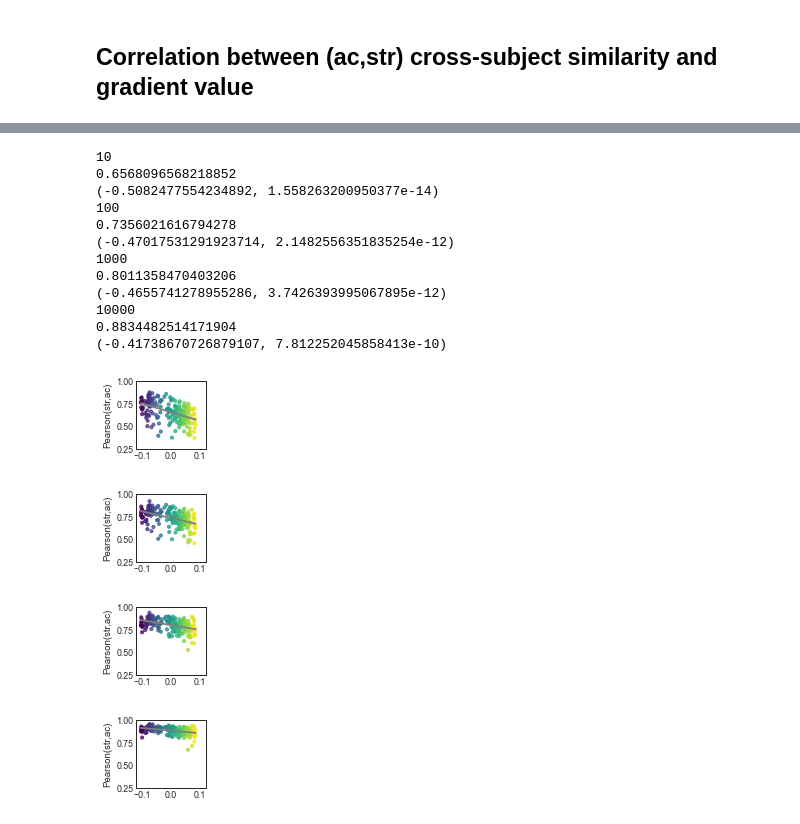
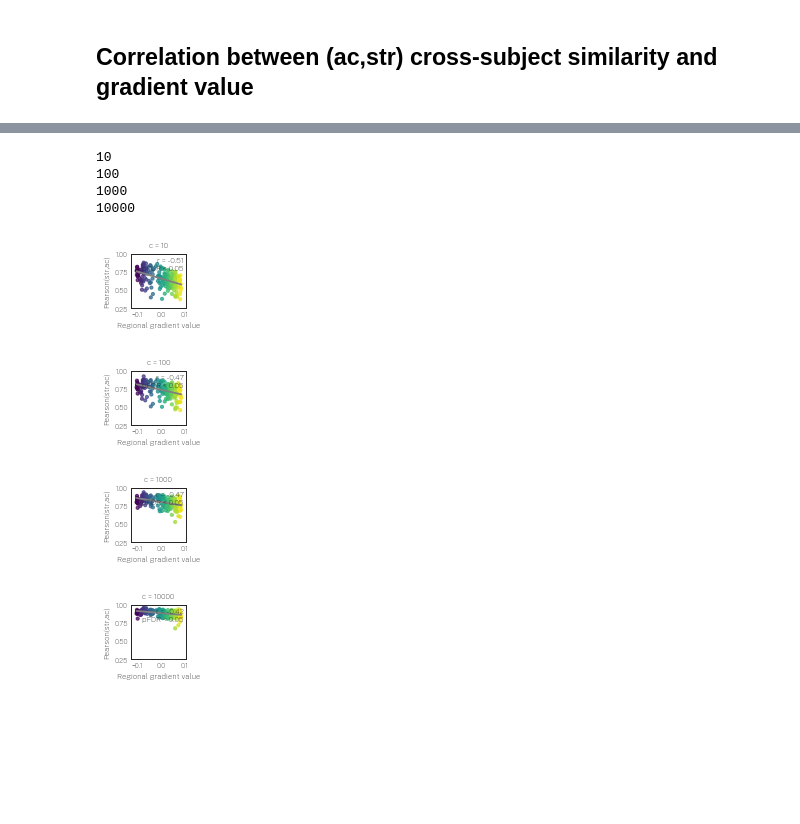
Before and after one commit to lindenmp/neurodev_cs_predictive, a Jupyter notebook: 1_code/4_results_str_ac_correlations.ipynb, the cells around one changed output, grey strips where cells are left out. Drawn from its saved outputs; the diff is of its cells as text; code cells hidden in the pictures; blank space fills up the shorter version.

Commit message:
numerous new plots for supplement for revisions.. this notebook is a bit of a mess.. need cleanup and comment

```diff
--- a/1_code/4_results_str_ac_correlations.ipynb
+++ b/1_code/4_results_str_ac_correlations.ipynb
@@ -207,0 +343,14 @@ f.savefig(outfile_prefix+'regional_c_vs_corr(str,ac).png', dpi = 300, bbox_inche
+# %%
+# num_perms = spin_indices.shape[1]
+num_perms = 10000
+# %%
+if parc_str == 'schaefer' and parc_scale == 200 and not run_hemi:
+    metric_pairs = ['str_ac', 'str_bc', 'str_cc', 'str_sgc',
+                    'ac_bc', 'ac_cc', 'ac_sgc',
+                    'bc_cc', 'bc_sgc',
+                    'cc_sgc',
+                    'str_mc', 'ac_mc']
+else:
+#     metric_pairs = ['str_ac', 'bc_cc']
+    metric_pairs = ['str_ac',]
+metric_pairs
@@ -207,0 +428,3 @@ f.savefig(outfile_prefix+'regional_c_vs_corr(str,ac).png', dpi = 300, bbox_inche
+# %%
+sns.set(style='white', context = 'paper', font_scale = 0.8)
+sns.set_style({'font.family':'sans-serif', 'font.sans-serif':['Public Sans']})
@@ -235,0 +523,3 @@ ac_str_corr.mean()
+# %%
+c_params = np.array([10, 100, 1000, 10000])
+c_params
@@ -236,40 +561,48 @@ ac_str_corr.mean()
 # %%
-r_vals = np.zeros(len(c_params))
+for m, c_param in enumerate(c_params):
+    print(c_param)
+    df_x = df_node.filter(regex = 'str')
+    df_y = df_node_ac_overc.filter(regex = 'ac_c'+str(c_param)+'_')
+    if parc_str == 'lausanne':
+        df_x = df_x.iloc[:,parcel_loc==1]
+        df_y = df_y.iloc[:,parcel_loc==1]
 
-for i, c_param in enumerate(c_params):
-    print(c_param)
-    df_ac = df_node_ac_overc.filter(regex = 'ac_c'+str(c_param)+'_', axis = 1)
-    ac_str_corr = df_str.corrwith(df_ac.set_axis(df_str.columns, axis='columns', inplace=False), method = 'pearson')
-    print(ac_str_corr.mean())
-    r_vals[i] = sp.stats.pearsonr(gradient,ac_str_corr)[0]
-    print(sp.stats.pearsonr(gradient,ac_str_corr))
+    df_x.columns = np.arange(df_x.shape[1])
+    df_y.columns = np.arange(df_y.shape[1])
+    xy_corr = df_x.corrwith(df_y, method = 'pearson')
 
     f, ax = plt.subplots()
-    f.set_figwidth(1.25)
-    f.set_figheight(1.25)
-    sns.regplot(x = gradient, y = ac_str_corr, color = 'gray', scatter = False)
-    plt.scatter(x = gradient, y = ac_str_corr, marker = 'o', s = 10, c = gradient, cmap = 'viridis', alpha=0.75, linewidth = 1)
-#     ax.set_xlabel('Regional gradient value')
-    ax.set_xlabel('')
+#     f.set_figwidth(1.25)
+#     f.set_figheight(1.25)
+    f.set_figwidth(1)
+    f.set_figheight(1)
+    sns.regplot(x = gradient, y = xy_corr, color = 'gray', scatter = False)
+    plt.scatter(x = gradient, y = xy_corr, marker = 'o', s = 10, c = gradient, cmap = 'viridis', alpha=0.75, linewidth = 1)
+    ax.set_xlabel('Regional gradient value')
+#     ax.set_xlabel('')
     ax.set_ylabel('Pearson(str,ac)')
     ax.set_ylim([0.25,1])
     ax.set_xlim([-0.12,0.12])
+    ax.set_xlim([gradient.min()+gradient.min()*.25,
+                 gradient.max()+gradient.max()*.25])
     ax.tick_params(pad = -2)
+
+    ax.set_title('c = ' + str(c_param))
+
+    if p_val[m] < 0.05:
+        textstr = 'r = {:.2f}\npFDR < 0.05'.format(emp_corr[m])
+    else:
+        textstr = 'r = {:.2f}\npFDR = {:.2f}'.format(emp_corr[m], p_val[m])
+    ax.text(0.95, 0.95, textstr, transform=ax.transAxes,
+            verticalalignment='top', horizontalalignment='right')
+
     f.savefig(outfile_prefix+'regional_gradient_'+str(g)+'_vs_corr(str,ac)_c_'+str(c_param)+'.svg', dpi = 300, bbox_inches = 'tight')
 # %% [output]
 10
-0.6568096568218852
-(-0.5082477554234892, 1.558263200950377e-14)
 100
-0.7356021616794278
-(-0.47017531291923714, 2.1482556351835254e-12)
 1000
-0.8011358470403206
-(-0.4655741278955286, 3.7426393995067895e-12)
 10000
-0.8834482514171904
-(-0.41738670726879107, 7.812252045858413e-10)
-[figure, old version]
+[figure, new version]
-[figure, old version]
+[figure, new version]
-[figure, old version]
+[figure, new version]
-[figure, old version]
+[figure, new version]
```
Also changed, not shown: parts of 43 cells of this notebook, 1 other file.
